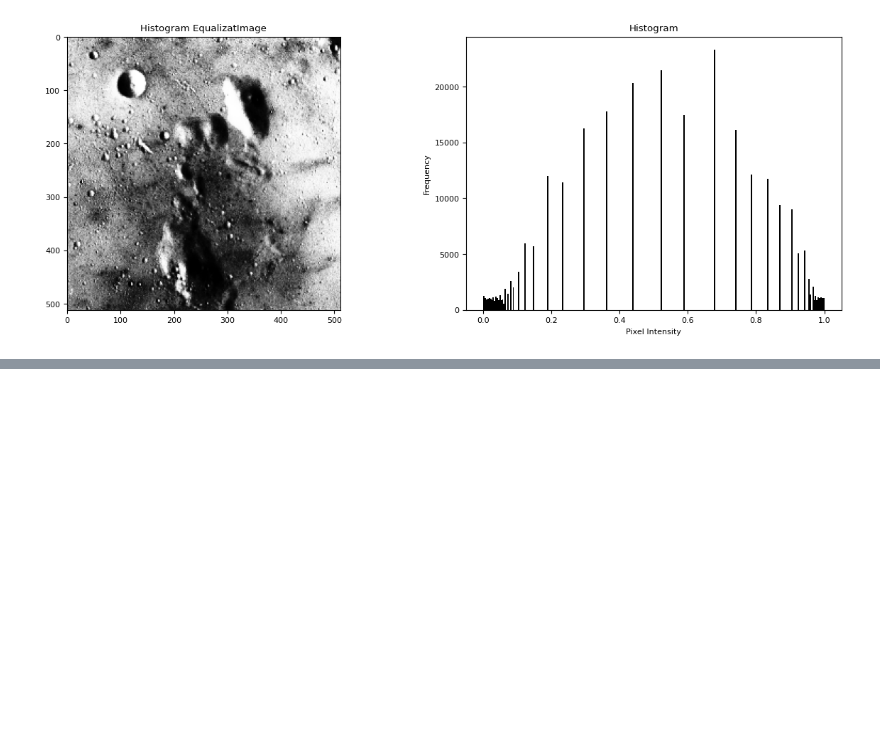
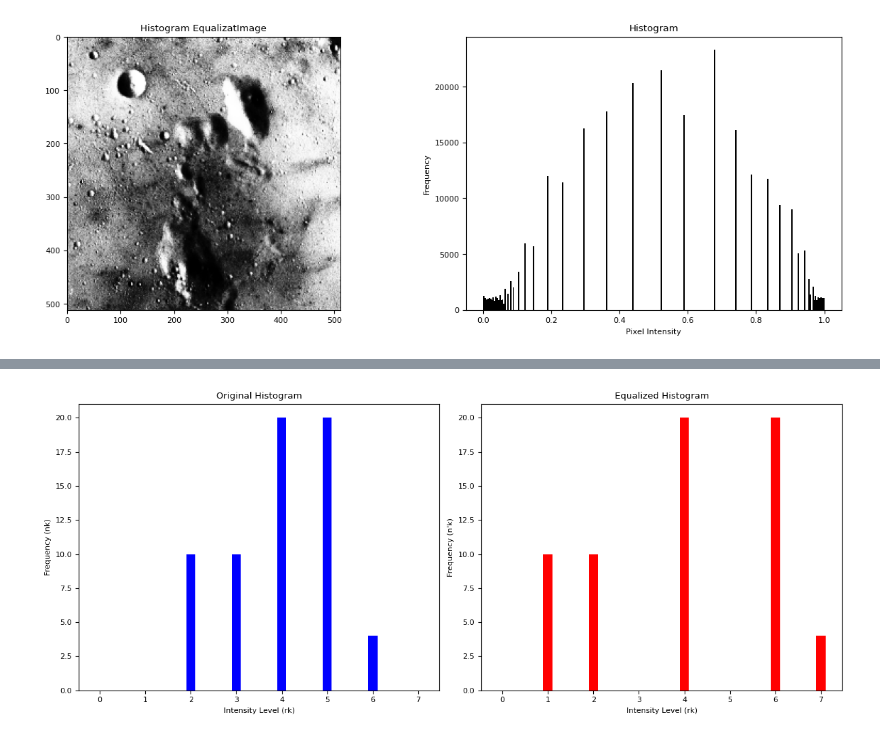
Before and after one commit to qassasahmed/ip, a Jupyter notebook: LABS2425/2/ip_lab_2.ipynb, the cells around one changed output, grey strips where cells are left out. Drawn from its saved outputs; the diff is of its cells as text; code cells hidden in the pictures; blank space fills up the shorter version.

```diff
--- a/LABS2425/2/ip_lab_2.ipynb
+++ b/LABS2425/2/ip_lab_2.ipynb
@@ -152,0 +174,31 @@ s_k = np.cumsum(p_k) # Output: array([0.     , 0.     , 0.15625, 0.3125 , 0.625
+# %%
+# Original histogram data
+original_rk = np.array([0, 1, 2, 3, 4, 5, 6, 7])
+original_nk = np.array([0, 0, 10, 10, 20, 20, 4, 0])
+
+# Equalized histogram data
+equalized_rk = np.array([0, 1, 2, 3, 4, 5, 6, 7])
+equalized_nk = np.array([0, 10, 10, 0, 20, 0, 20, 4])
+
+# Plotting histograms for original and equalized data
+plt.figure(figsize=(12, 5))
+
+# Plot Original Histogram
+plt.subplot(1, 2, 1)
+plt.bar(original_rk, original_nk, color='blue', width=0.2)
+plt.title('Original Histogram')
+plt.xlabel('Intensity Level (rk)')
+plt.ylabel('Frequency (nk)')
+
+# Plot Equalized Histogram
+plt.subplot(1, 2, 2)
+plt.bar(equalized_rk, equalized_nk, color='red', width=0.2)
+plt.title('Equalized Histogram')
+plt.xlabel('Intensity Level (rk)')
+plt.ylabel('Frequency (n\'k)')
+
+# Show the plots
+plt.tight_layout()
+plt.show()
+# %% [output]
+[figure, added]
```
Also changed, not shown: parts of 1 cell of this notebook.
